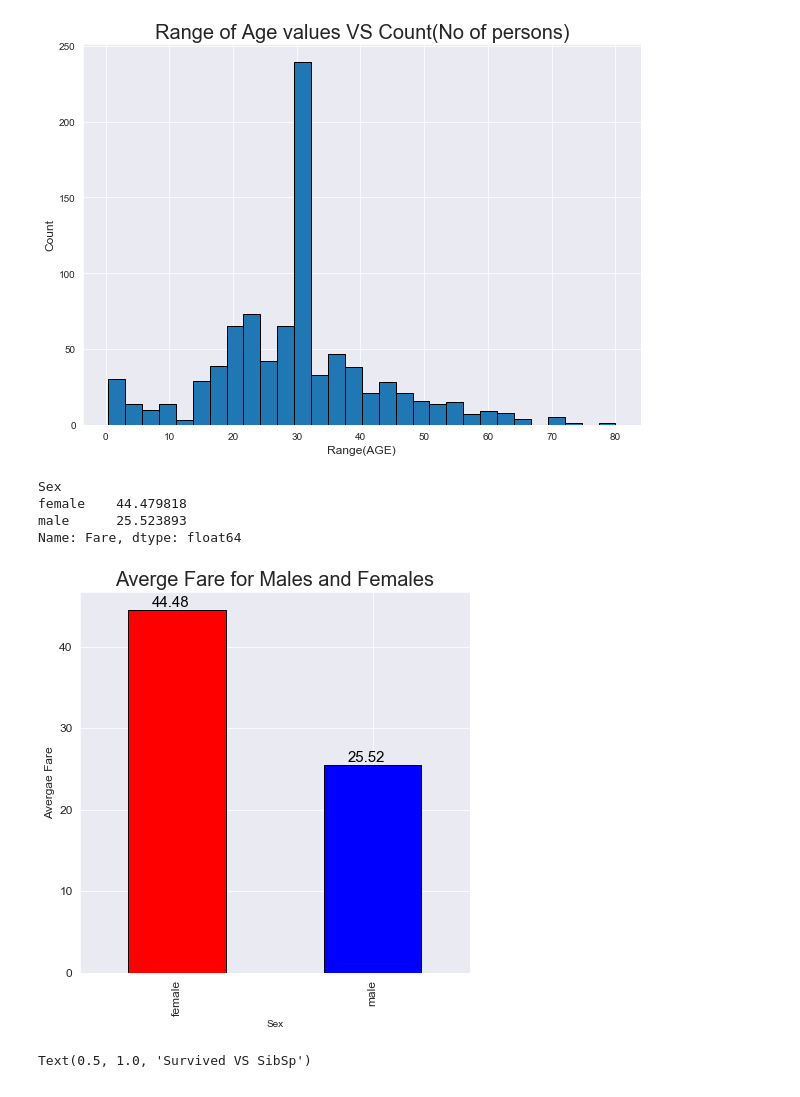
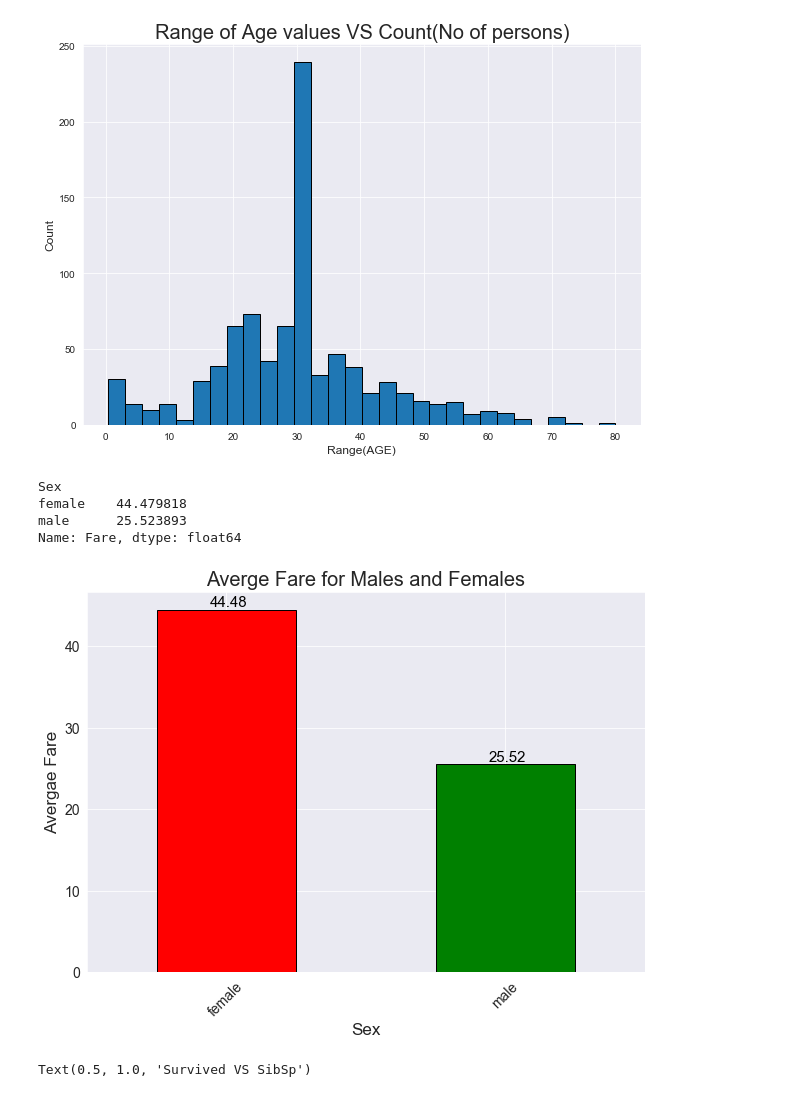
Before and after one commit to KJKR73/Titanic-Dset, a Jupyter notebook: Titanic Dataset Visual.ipynb, the cells around one changed output. Cells and saved outputs as stored; diff of their text form; code cells hidden in the pictures.

Commit message:
New visualization added

```diff
--- a/Titanic Dataset Visual.ipynb
+++ b/Titanic Dataset Visual.ipynb
@@ -205,17 +190,20 @@ Text(0, 0.5, 'Count')
 # %%
 data_sur_fare = dataset.groupby('Sex').Fare.mean()
 print(data_sur_fare)
-ax_sur_fare = data_sur_fare.plot.bar(edgecolor = 'Black',fontsize = 12, figsize =(7,7), color = ['Red', 'Blue'])
+ax_sur_fare = data_sur_fare.plot.bar(edgecolor = 'Black',fontsize = 12, figsize =(10,7), color = ['Red', 'Green'])
 plt.title('Averge Fare for Males and Females', fontsize = 20)
-plt.ylabel('Avergae Fare', fontsize = 12)
+plt.xlabel('Sex', fontdict = {'fontsize':17})
+plt.ylabel('Avergae Fare', fontdict={'fontsize':17})
+plt.xticks(rotation = 45)
+plt.tick_params(labelsize = 14)
 for i in ax_sur_fare.patches:
-    ax_sur_fare.text(i.get_x()+0.12, i.get_height() + 0.4, str(round(i.get_height(),2)) , fontsize = 15 , color = 'Black')
+    ax_sur_fare.text(i.get_x()+0.19, i.get_height() + 0.4, str(round(i.get_height(),2)) , fontsize = 15 , color = 'Black')
 # %% [output]
 Sex
 female    44.479818
 male      25.523893
 Name: Fare, dtype: float64
-[figure, old version]
+[figure, new version]
 # %%
 plt.figure(figsize = (10,7))
 sns.violinplot(dataset['Survived'], dataset['SibSp'], )
```
Also changed, not shown: parts of 12 cells of this notebook.
